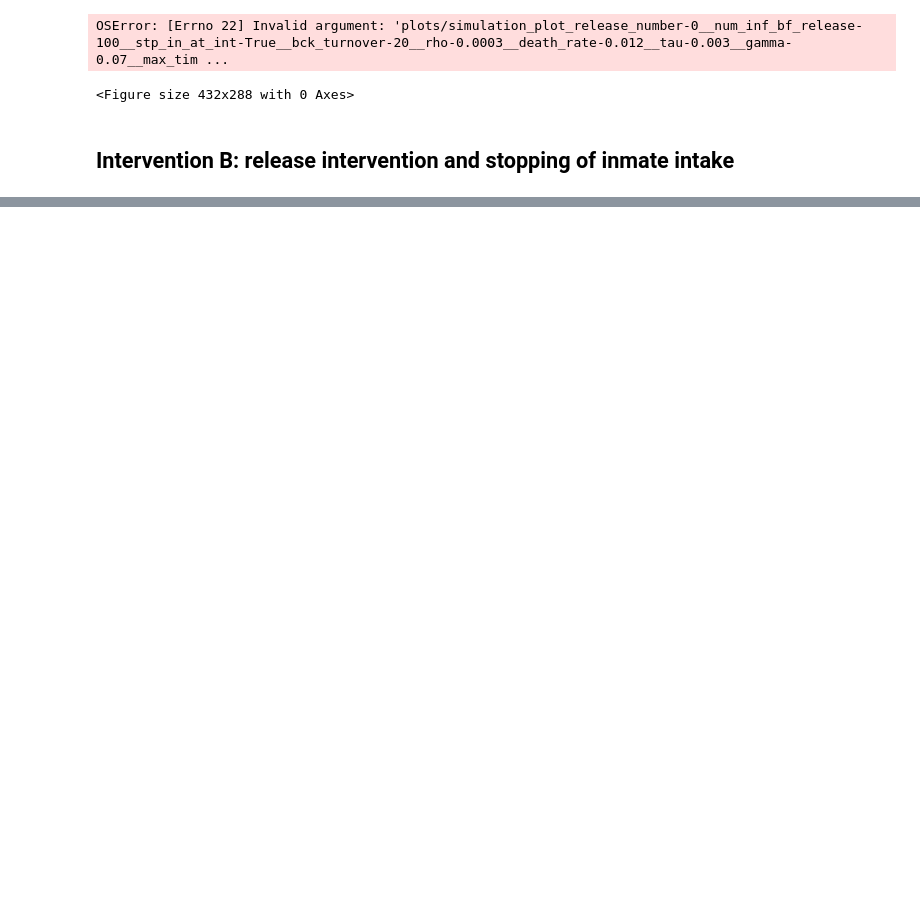
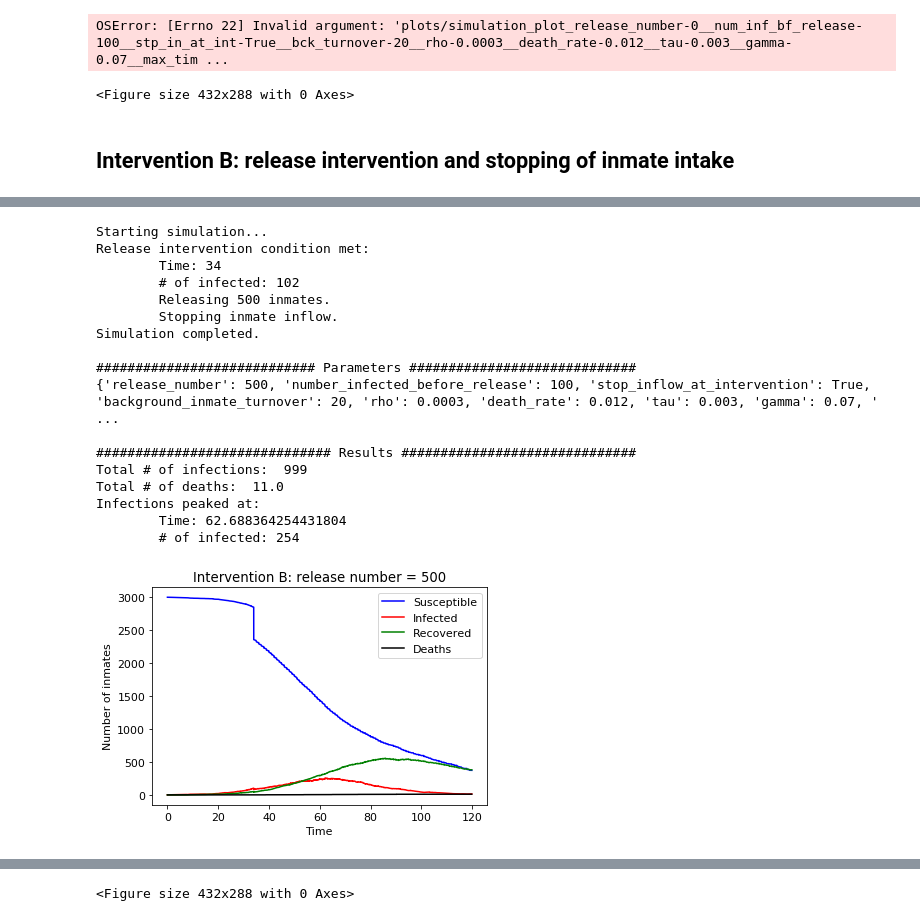
Before and after one commit to bwolfson97/UCLA-Networks-Final-Project, a Jupyter notebook: experiments-marcel.ipynb, the cells around one changed output, grey strips where cells are left out. Saved outputs shown, nothing was run; the diff lists cells and outputs as text; code cells hidden in the pictures; blank space fills up the shorter version.

Commit message:
Added functionality and parameters -> to do for neatness: remove if statement at the beginning of simulation

```diff
--- a/experiments-marcel.ipynb
+++ b/experiments-marcel.ipynb
@@ -232 +235,29 @@ Wall time: 4.91 s
 <Figure size 432x288 with 0 Axes>
+# %%
+%%time
+t, S, I, R, D = (end_to_end(release_number=500,
+                            tau=0.003,
+                            max_time=120,
+                            number_infected_before_release=100,
+                            stop_inflow_at_intervention=True,
+                            save_plot=True,
+                            title='Intervention B: release number = 500'))
+# %% [output]
+Starting simulation...
+Release intervention condition met:
+        Time: 34
+        # of infected: 102
+        Releasing 500 inmates.
+        Stopping inmate inflow.
+Simulation completed.
+
+############################ Parameters #############################
+{'release_number': 500, 'number_infected_before_release': 100, 'stop_inflow_at_intervention': True, 'background_inmate_turnover': 20, 'rho': 0.0003, 'death_rate': 0.012, 'tau': 0.003, 'gamma': 0.07, ' ...
+
+############################## Results ##############################
+Total # of infections:  999
+Total # of deaths:  11.0
+Infections peaked at:
+        Time: 62.688364254431804
+        # of infected: 254
+[figure, added]
@@ -232,0 +266 @@ Wall time: 4.91 s
+<Figure size 432x288 with 0 Axes>
```
Also changed, not shown: parts of 8 cells of this notebook, 2 other files.
